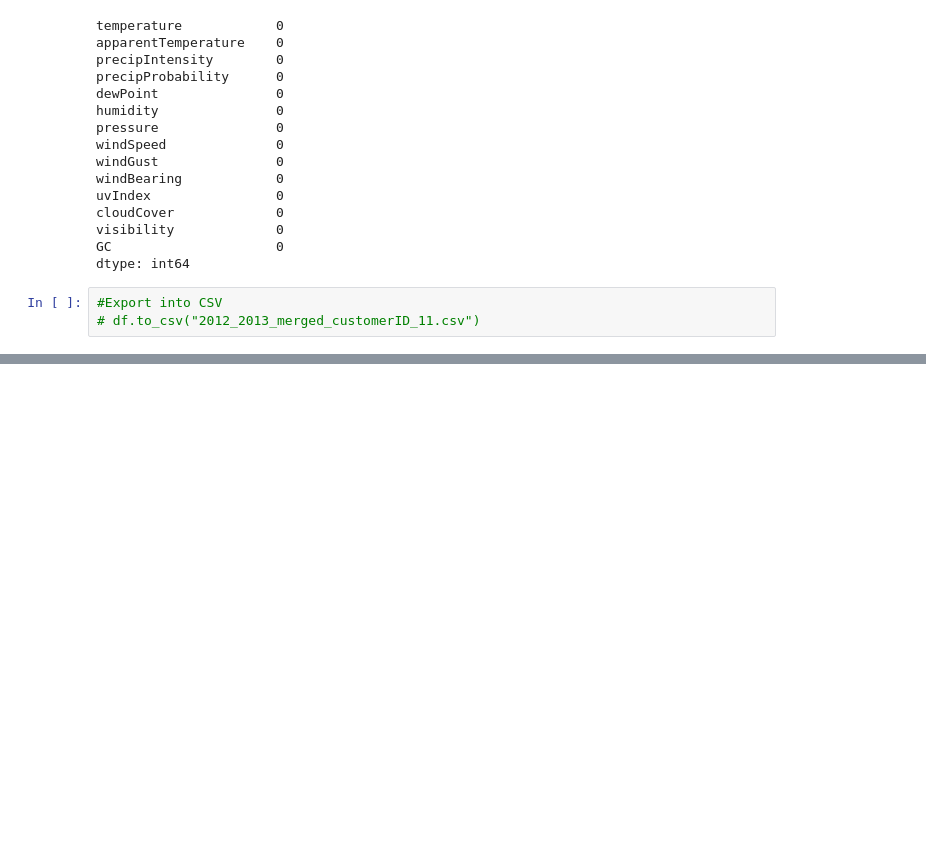
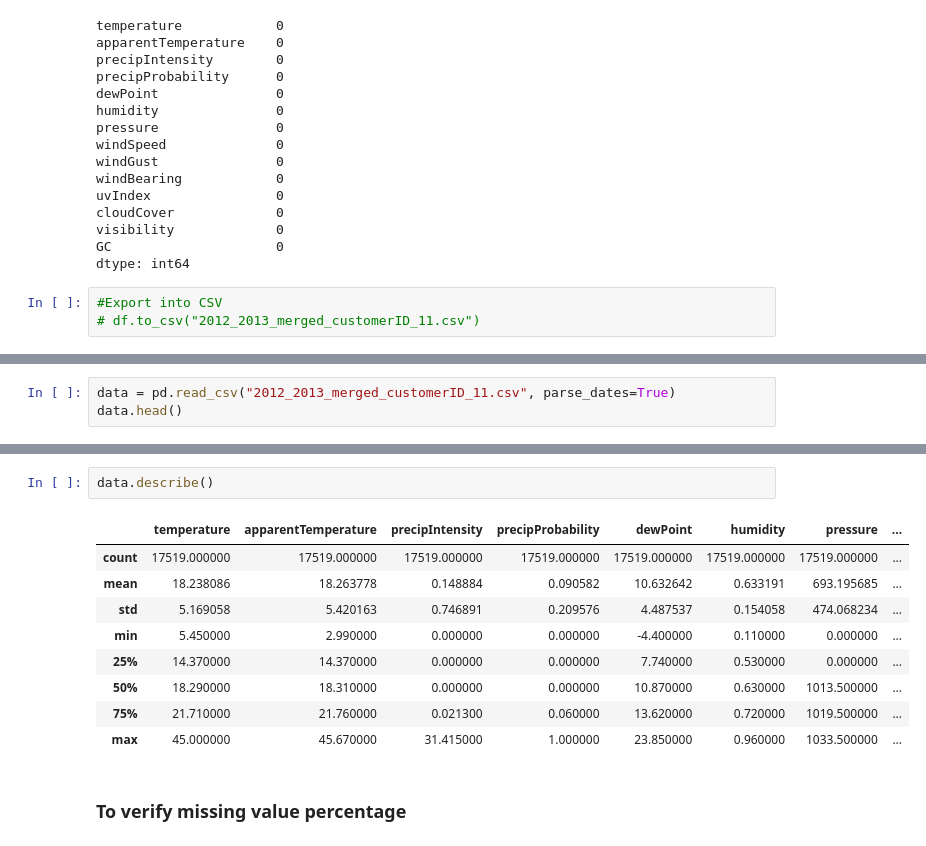
Before and after one commit to baigalmaa-baatar/Predict-energy-consumption, a Jupyter notebook: modeling/time-series ver01.ipynb, the cells around one changed output, grey strips where cells are left out. Drawn from its saved outputs; the diff is of its cells as text; blank space fills up the shorter version.

```diff
--- a/time-series ver01.ipynb
+++ b/modeling/time-series ver01.ipynb
@@ -113,0 +118,3 @@ dtype: int64
+# %%
+data = pd.read_csv("2012_2013_merged_customerID_11.csv", parse_dates=True)
+data.head()
@@ -113,0 +152,14 @@ dtype: int64
+# %%
+data.describe()
+# %% [output]
+|  | temperature | apparentTemperature | precipIntensity | precipProbability | dewPoint | humidity | pressure | ... |
+| count | 17519.000000 | 17519.000000 | 17519.000000 | 17519.000000 | 17519.000000 | 17519.000000 | 17519.000000 | ... |
+| mean | 18.238086 | 18.263778 | 0.148884 | 0.090582 | 10.632642 | 0.633191 | 693.195685 | ... |
+| std | 5.169058 | 5.420163 | 0.746891 | 0.209576 | 4.487537 | 0.154058 | 474.068234 | ... |
+| min | 5.450000 | 2.990000 | 0.000000 | 0.000000 | -4.400000 | 0.110000 | 0.000000 | ... |
+| 25% | 14.370000 | 14.370000 | 0.000000 | 0.000000 | 7.740000 | 0.530000 | 0.000000 | ... |
+| 50% | 18.290000 | 18.310000 | 0.000000 | 0.000000 | 10.870000 | 0.630000 | 1013.500000 | ... |
+| 75% | 21.710000 | 21.760000 | 0.021300 | 0.060000 | 13.620000 | 0.720000 | 1019.500000 | ... |
+| max | 45.000000 | 45.670000 | 31.415000 | 1.000000 | 23.850000 | 0.960000 | 1033.500000 | ... |
+# %% [markdown]
+### To verify missing value percentage
```
Also changed, not shown: parts of 19 cells of this notebook, 1 other file.
